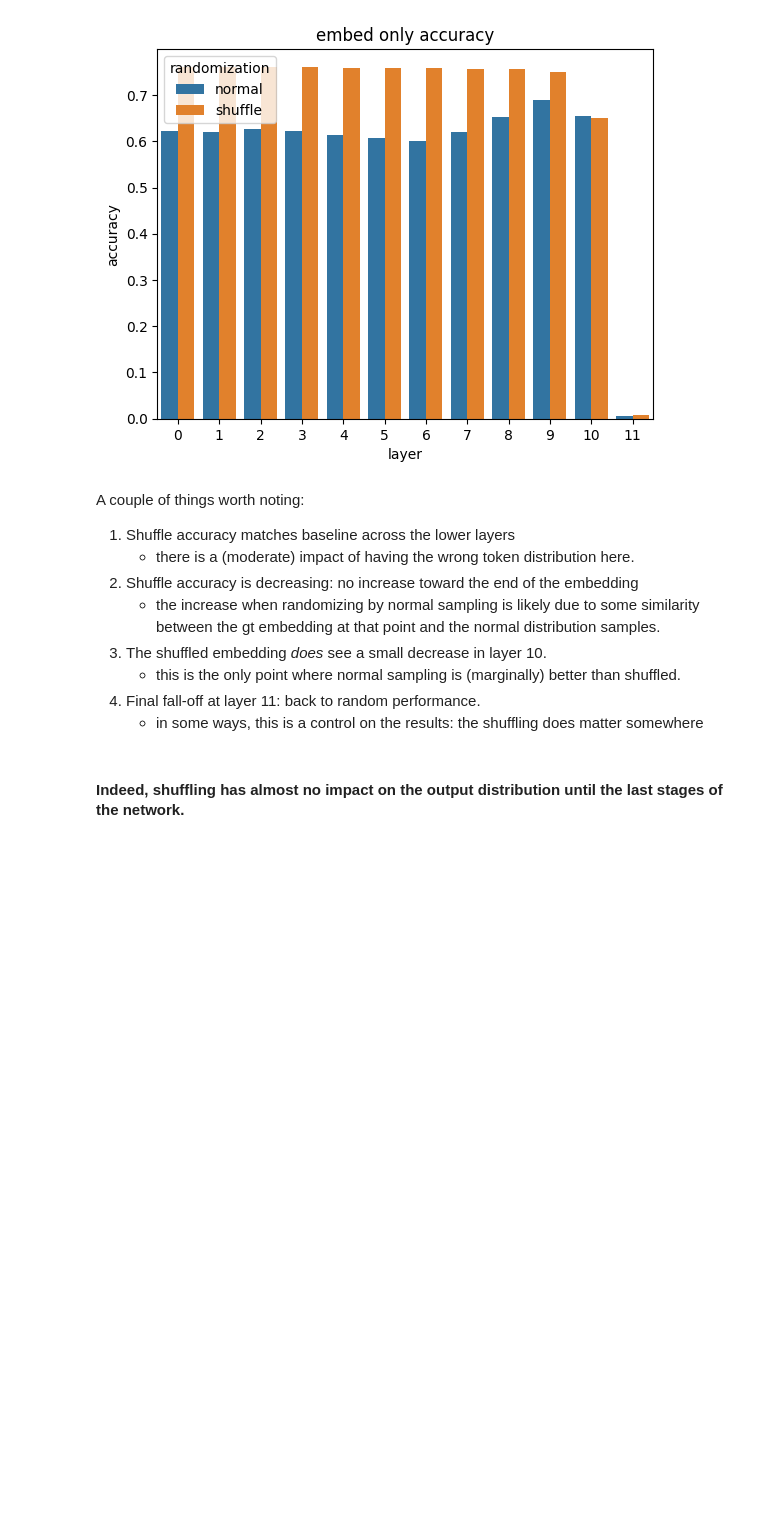
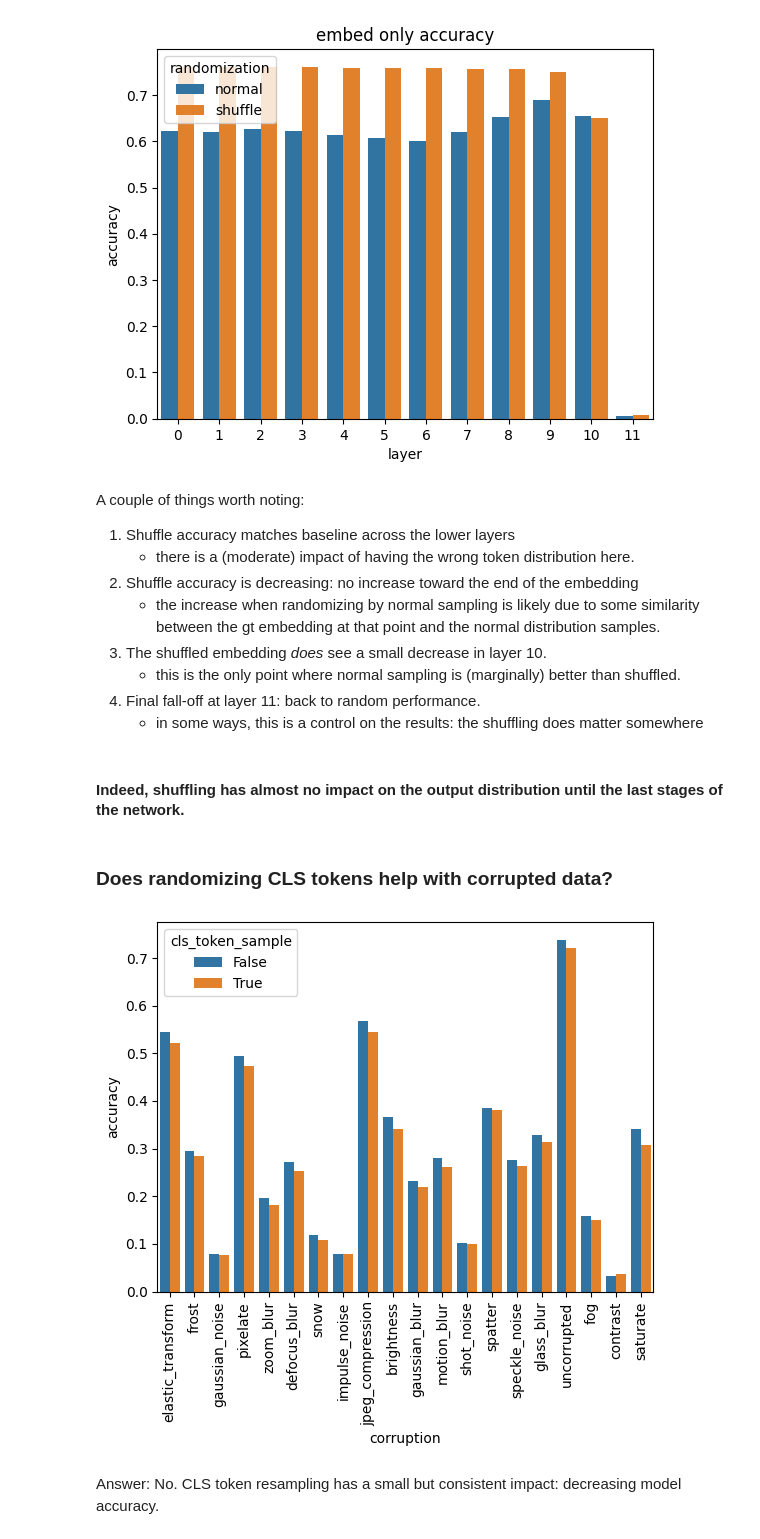
Before and after one commit to lrast/loss_function_learning, a Jupyter notebook: analysis/1.4-classifier_probe.ipynb, the cells around one changed output. Drawn from its saved outputs; the diff is of its cells as text; code cells hidden in the pictures; blank space fills up the shorter version.

```diff
--- a/analysis/1.4-classifier_probe.ipynb
+++ b/analysis/1.4-classifier_probe.ipynb
@@ -538,3 +540,16 @@ A couple of things worth noting:
     - in some ways, this is a control on the results: the shuffling does matter somewhere
 # %% [markdown]
 #### Indeed, shuffling has almost no impact on the output distribution until the last stages of the network.
+# %% [markdown]
+### Does randomizing CLS tokens help with corrupted data?
+# %%
+corrupted_acc = pd.read_csv('../results_data/corrupted_accuracy_with_randomization_token_sampling.csv')
+corrupted_acc = corrupted_acc.rename(columns={'randomize': 'cls_token_sample'})
+corrupted_acc = corrupted_acc.drop(columns='Unnamed: 0')
+# %%
+sns.barplot(corrupted_acc, x='corruption', y='accuracy', hue='cls_token_sample')
+_=plt.xticks( rotation=90)
+# %% [output]
+[figure, added]
+# %% [markdown]
+Answer: No. CLS token resampling has a small but consistent impact: decreasing model accuracy.
```
Also changed, not shown: parts of 88 cells of this notebook, 4 other files.
